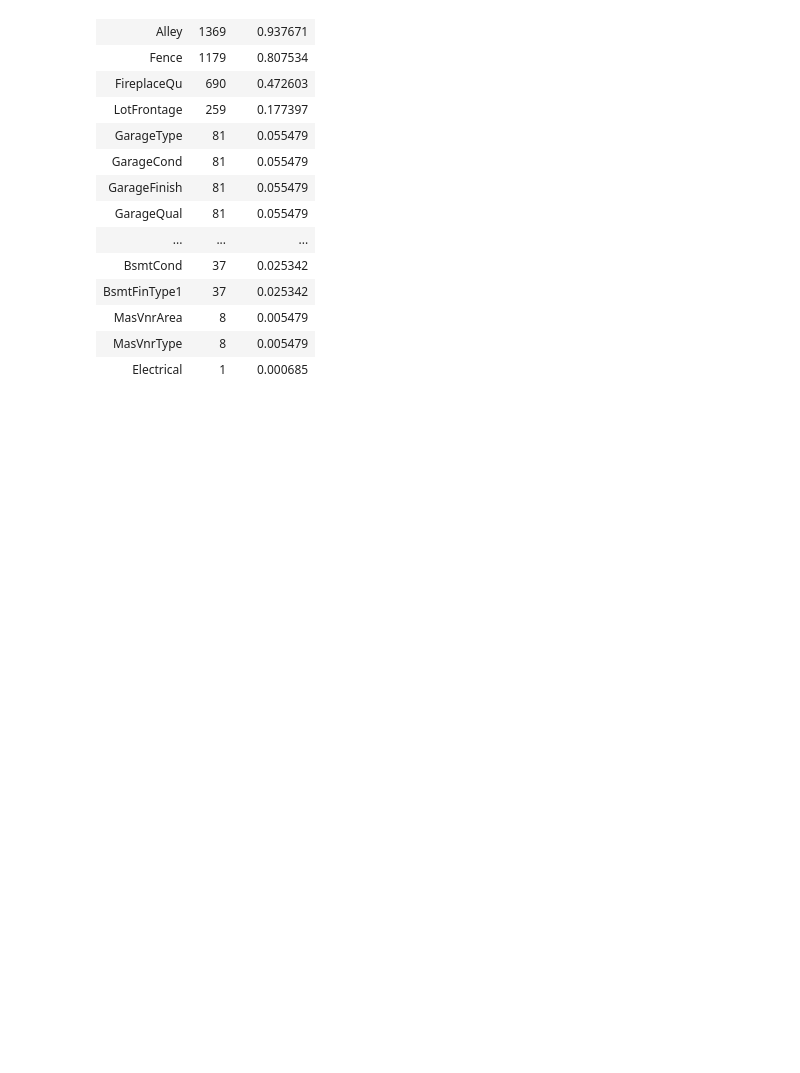
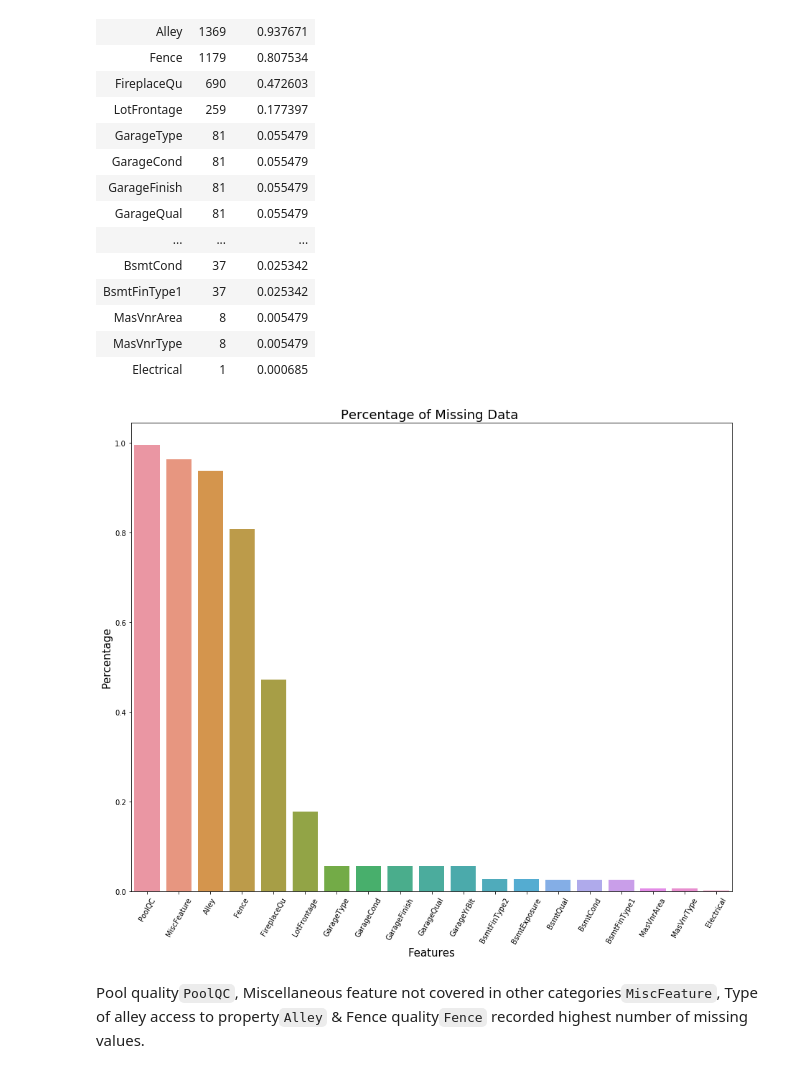
Before and after one commit to antonygatua/Kaggle, a Jupyter notebook: House_Prices/houses.ipynb, the cells around one changed output. Cells and saved outputs as stored; diff of their text form; code cells hidden in the pictures; blank space fills up the shorter version.

Commit message:
missing values

```diff
--- a/House_Prices/houses.ipynb
+++ b/House_Prices/houses.ipynb
@@ -111,0 +113,19 @@ Pool quality,
+# %%
+# graphical representation of missing data
+#
+fig, axes = plt.subplots(figsize=(15, 12))
+sns.barplot(x = missing_data.index, y = missing_data.Percentage)
+# labeling the x-axis
+plt.xlabel('Features', fontsize = 15)
+# rotating the name of the columns to fit on the x-axis
+plt.xticks(rotation='60')
+# labeling the y-axis
+plt.ylabel('Percentage', fontsize = 15)
+# title of the plot
+plt.title('Percentage of Missing Data ', fontsize = 18)
+# display th plot
+plt.show()
+# %% [output]
+[figure, added]
+# %% [markdown]
+Pool quality`PoolQC`, Miscellaneous feature not covered in other categories`MiscFeature`, Type of alley access to property`Alley` & Fence quality`Fence` recorded highest number of missing values.
```
Also changed, not shown: parts of 2 cells of this notebook.
